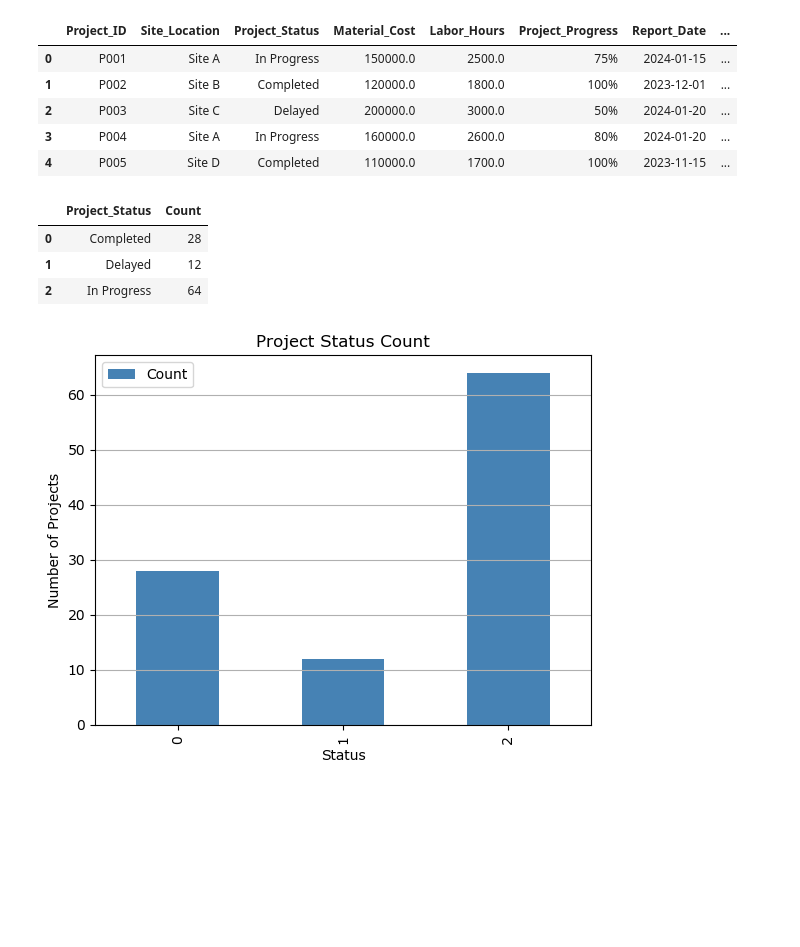
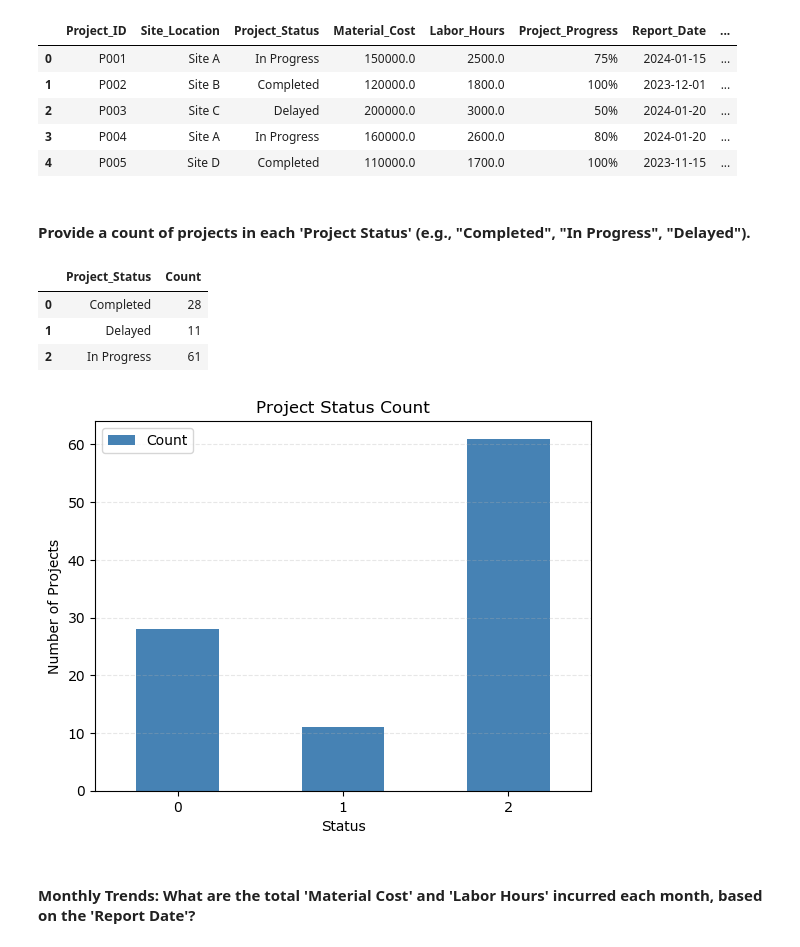
Before and after one commit to Chi-Matty/Construction-Project-Analytics-Reporting-Automation, a Jupyter notebook: construction_june.ipynb, the cells around one changed output. Saved outputs shown, nothing was run; the diff lists cells and outputs as text; code cells hidden in the pictures; blank space fills up the shorter version.

```diff
--- a/construction_june.ipynb
+++ b/construction_june.ipynb
@@ -29,3 +31,2 @@ dfs.rename(columns={
 # %%
-#Removing duplicates in IDs and Dates
-dfs.drop_duplicates(subset=['Project_ID', 'Report_Date'], inplace=True)
+dfs.drop_duplicates(subset=['Project_ID'], inplace=True)
@@ -32,4 +35,4 @@ dfs.drop_duplicates(subset=['Project_ID', 'Report_Date'], inplace=True)
 # %%
-#Replacing missing values/NAs in Materia cost and Labor hours with mean values
+dfs.replace(['NA', 'NaN', 'Missing', 'Null', 'null'], np.nan, inplace=True)
 dfs['Material_Cost'] = dfs['Material_Cost'].fillna(dfs['Material_Cost'].mean())
 dfs['Labor_Hours'] = dfs['Labor_Hours'].fillna(dfs['Labor_Hours'].mean())
@@ -157,22 +147,26 @@ dfs.head()
 | 2 | P003 | Site C | Delayed | 200000.0 | 3000.0 | 50% | 2024-01-20 | ... |
 | 3 | P004 | Site A | In Progress | 160000.0 | 2600.0 | 80% | 2024-01-20 | ... |
 | 4 | P005 | Site D | Completed | 110000.0 | 1700.0 | 100% | 2023-11-15 | ... |
+# %% [markdown]
+#### Provide a count of projects in each 'Project Status' (e.g., "Completed", "In Progress", "Delayed").
 # %%
-#Provide a count of projects in each 'Project Status' (e.g., "Completed", "In Progress", "Delayed").
 status_group = dfs.groupby('Project_Status').size().reset_index(name='Count')
 status_group
 # %% [output]
 |  | Project_Status | Count |
 | 0 | Completed | 28 |
-| 1 | Delayed | 12 |
-| 2 | In Progress | 64 |
+| 1 | Delayed | 11 |
+| 2 | In Progress | 61 |
 # %%
 status_group.plot(kind='bar', color='steelblue')
 plt.title('Project Status Count')
 plt.xlabel('Status')
 plt.ylabel('Number of Projects')
-plt.grid(axis='y')
+plt.grid(axis='y', linestyle='--', alpha=0.3)
+plt.xticks(rotation=0)
 plt.show()
 # %% [output]
-[figure, old version]
+[figure, new version]
+# %% [markdown]
+#### Monthly Trends: What are the total 'Material Cost' and 'Labor Hours' incurred each month, based on the 'Report Date'?
 # %%
```
Also changed, not shown: parts of 23 cells of this notebook.
